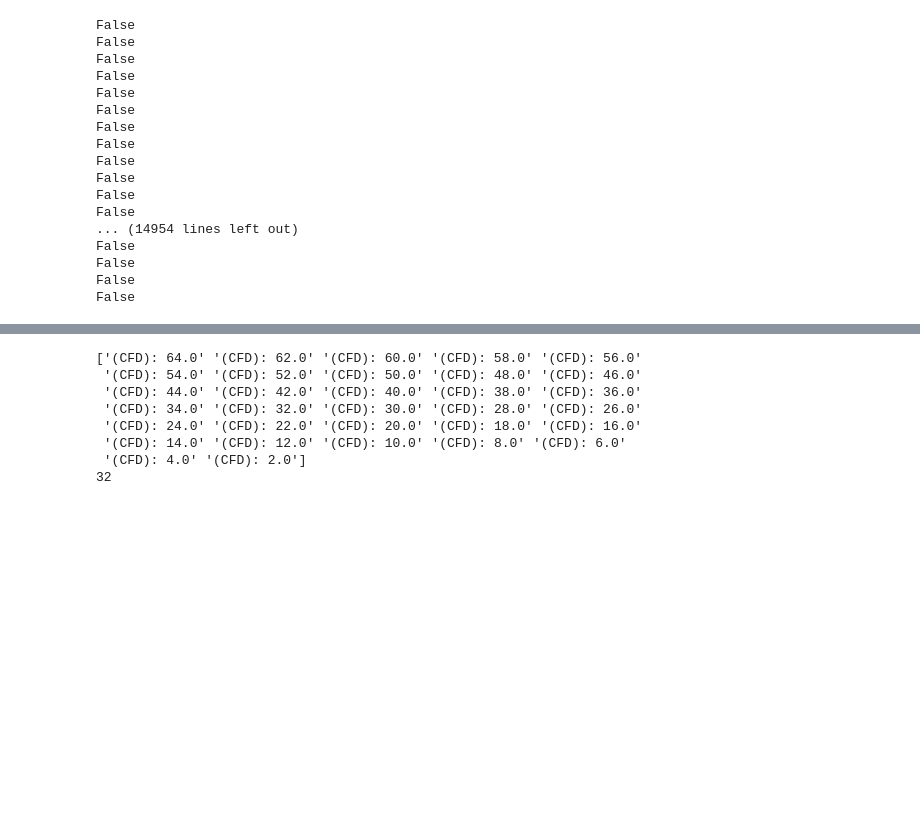
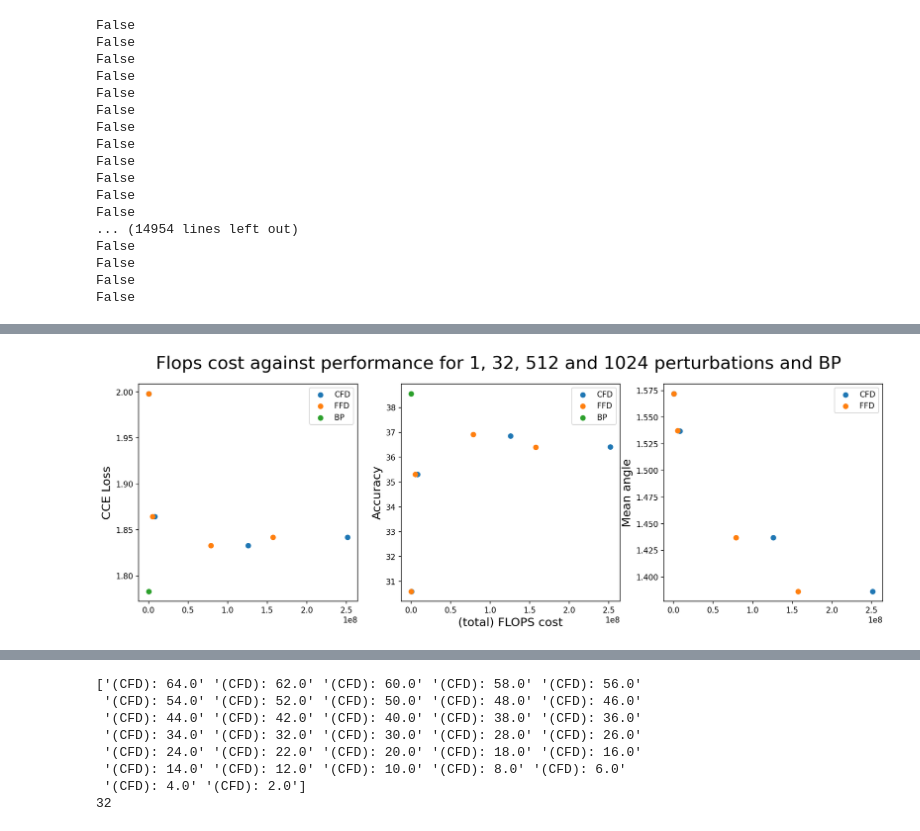
Before and after one commit to MKentKraus/2nd-Order-Perturbations, a Jupyter notebook: visualization.ipynb, the cells around one changed output, grey strips where cells are left out. Saved outputs shown, nothing was run; the diff lists cells and outputs as text; code cells hidden in the pictures; blank space fills up the shorter version.

```diff
--- a/visualization.ipynb
+++ b/visualization.ipynb
@@ -962,0 +1221,85 @@ def make_boxplots(FFD_stats, CFD_stats, BP_stats, name):
+# %%
+f, axs = plt.subplots(1, 3, figsize=(17, 5))
+# loss, acc, angle, ose, Num_passes, algorithm
+f.set_dpi(150)
+
+Flops_vals_list = np.array(list(Flops_2.values()))
+
+Flops_FFD_total = Flops_vals_list[:4][:, 2]
+
+Flops_CFD_total = Flops_vals_list[4:-1][:, 2]
+Flops_BP_total = Flops_vals_list[-1][2]
+
+
+
+
+x = 15
+plt.suptitle(
+    "Flops cost against performance for 1, 32, 512 and 1024 perturbations and BP", fontsize=x * 1.5
+)
+
+
+axs[0].set_ylabel("CCE Loss", fontsize=x)
+axs[0].scatter(
+    Flops_CFD_total,
+    CFD_stats[0][:, -1].reshape((4, -1)).mean(axis=1),
+    label="CFD",
+)
+axs[0].scatter(
+    Flops_FFD_total,
+    FFD_stats[0][:, -1].reshape((4, -1)).mean(axis=1),
+    label="FFD",
+)
+
+
+axs[0].scatter(
+    Flops_BP_total,
+    BP_CIFAR10_stats[0][:, -1].mean(),
+    label="BP",
+)
+
+axs[0].legend(loc="upper right")
+
+axs[1].scatter(
+    Flops_CFD_total,
+    CFD_stats[1][:, -1].reshape((4, -1)).mean(axis=1),
+    label="CFD",
+)
+
+axs[1].scatter(
+    Flops_FFD_total,
+    FFD_stats[1][:, -1].reshape((4, -1)).mean(axis=1),
+    label="FFD",
+)
+
+axs[1].scatter(
+    Flops_BP_total,
+    BP_CIFAR10_stats[1][:, -1].mean(),
+    label="BP",
+)
+
+axs[1].set_xlabel("(total) FLOPS cost", fontsize=x)
+axs[1].set_ylabel("Accuracy", fontsize=x)
+axs[1].legend(loc="upper right")
+
+axs[2].scatter(
+    Flops_CFD_total,
+    CFD_stats[2].mean(axis=1).reshape((4, -1)).mean(axis=1),
+    label="CFD",
+)
+
+axs[2].scatter(
+    Flops_FFD_total,
+    FFD_stats[2].mean(axis=1).reshape((4, -1)).mean(axis=1),
+    label="FFD",
+)
+
+
+axs[2].set_ylabel("Mean angle", fontsize=x)
+
+axs[2].legend(loc="upper right")
+
+
+plt.show()
+# %% [output]
+[figure, added]
```
Also changed, not shown: parts of 32 cells of this notebook, 2 other files.
